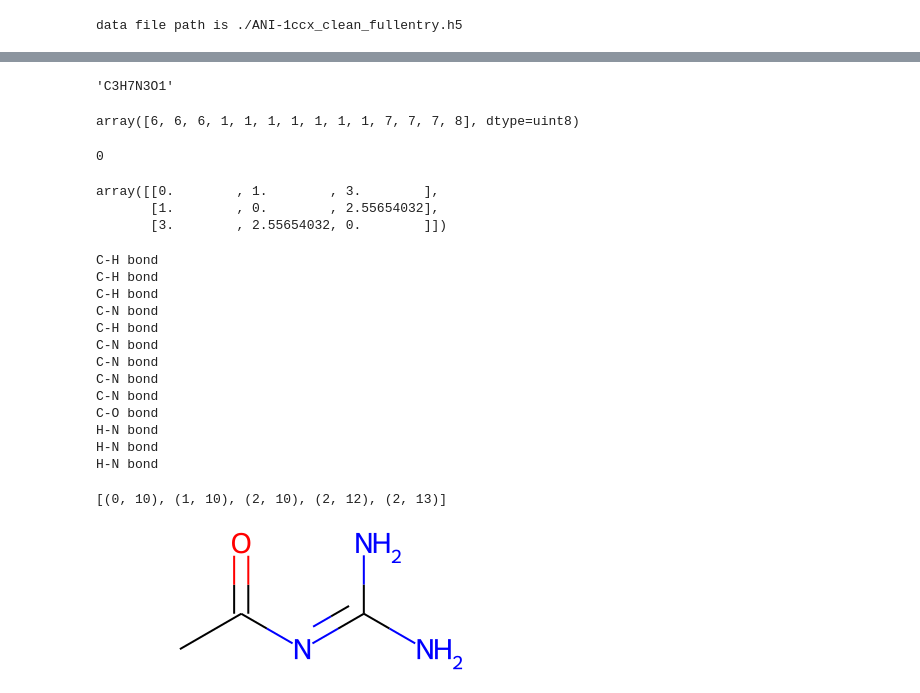
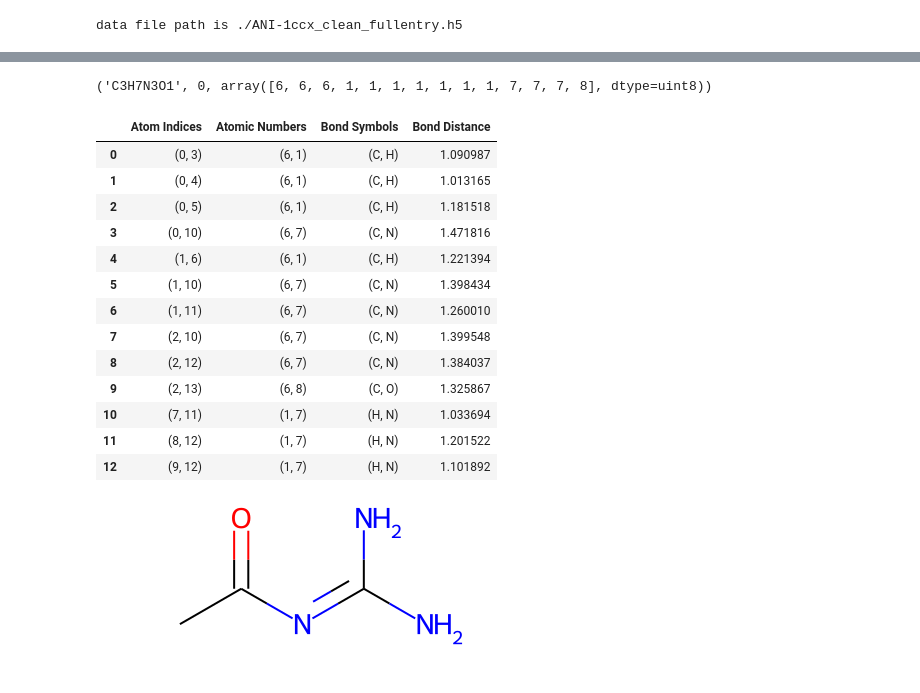
Before and after one commit to djyaron/summer22-analysis, a Jupyter notebook: rmse_analysis.ipynb, the cells around one changed output, grey strips where cells are left out. Cells and saved outputs as stored; diff of their text form; code cells hidden in the pictures.

```diff
--- a/rmse_analysis.ipynb
+++ b/rmse_analysis.ipynb
@@ -202,15 +91,6 @@ import numpy as np
 # %%
 molecule = molecules[100622]
+molecule["name"], molecule["iconfig"], molecule["atomic_numbers"]
+# %% [output]
+('C3H7N3O1', 0, array([6, 6, 6, 1, 1, 1, 1, 1, 1, 1, 7, 7, 7, 8], dtype=uint8))
-# %%
-molecule["name"]
-# %% [output]
-'C3H7N3O1'
-# %%
-molecule["atomic_numbers"]
-# %% [output]
-array([6, 6, 6, 1, 1, 1, 1, 1, 1, 1, 7, 7, 7, 8], dtype=uint8)
-# %%
-molecule["iconfig"]
-# %% [output]
-0
 # %%
@@ -244,40 +128,34 @@ def bonds_from_coordinates(coordinates, atomic_numbers):
                 bonds.append((i, j))
 
     return bonds
-# %%
-# Toy example of distance matrix computation
-coordinates = np.array(
-    # x, y, z
-    [[0, 0, 0],
-     [0, 1, 0],
-     [3**0.5, 3**0.5, 3**0.5]]
-)
-
-cdist(coordinates, coordinates)
-# %% [output]
-array([[0.        , 1.        , 3.        ],
-       [1.        , 0.        , 2.55654032],
-       [3.        , 2.55654032, 0.        ]])
-# %%
-bonds = bonds_from_coordinates(molecule["coordinates"], molecule["atomic_numbers"])
-# %% [output]
-C-H bond
-C-H bond
-C-H bond
-C-N bond
-C-H bond
-C-N bond
-C-N bond
-C-N bond
-C-N bond
-C-O bond
-H-N bond
-H-N bond
-H-N bond
-# %%
-print(bonds)
-# %% [output]
-[(0, 10), (1, 10), (2, 10), (2, 12), (2, 13)]
+# %%
+from math import dist
+
+atomic_numbers = molecule["atomic_numbers"]
+coordinates = molecule["coordinates"]
+
+bonds = bonds_from_coordinates(coordinates, atomic_numbers)
+
+bond_numbers = [(atomic_numbers[b[0]], atomic_numbers[b[1]]) for b in bonds]
+bond_symbols = [(atom_types[n[0]], atom_types[n[1]]) for n in bond_numbers]
+bond_distances = [dist(coordinates[b[0]], coordinates[b[1]]) for b in bonds]
+
+pd.DataFrame({"Atom Indices": bonds, "Atomic Numbers": bond_numbers, "Bond Symbols": bond_symbols, "Bond Distance": bond_distances})
+# %% [output]
+|  | Atom Indices | Atomic Numbers | Bond Symbols | Bond Distance |
+| 0 | (0, 3) | (6, 1) | (C, H) | 1.090987 |
+| 1 | (0, 4) | (6, 1) | (C, H) | 1.013165 |
+| 2 | (0, 5) | (6, 1) | (C, H) | 1.181518 |
+| 3 | (0, 10) | (6, 7) | (C, N) | 1.471816 |
+| 4 | (1, 6) | (6, 1) | (C, H) | 1.221394 |
+| 5 | (1, 10) | (6, 7) | (C, N) | 1.398434 |
+| 6 | (1, 11) | (6, 7) | (C, N) | 1.260010 |
+| 7 | (2, 10) | (6, 7) | (C, N) | 1.399548 |
+| 8 | (2, 12) | (6, 7) | (C, N) | 1.384037 |
+| 9 | (2, 13) | (6, 8) | (C, O) | 1.325867 |
+| 10 | (7, 11) | (1, 7) | (H, N) | 1.033694 |
+| 11 | (8, 12) | (1, 7) | (H, N) | 1.201522 |
+| 12 | (9, 12) | (1, 7) | (H, N) | 1.101892 |
 # %%
 from rdkit import Chem
 # %%
```
Also changed, not shown: parts of 19 cells of this notebook, 1 other file.
